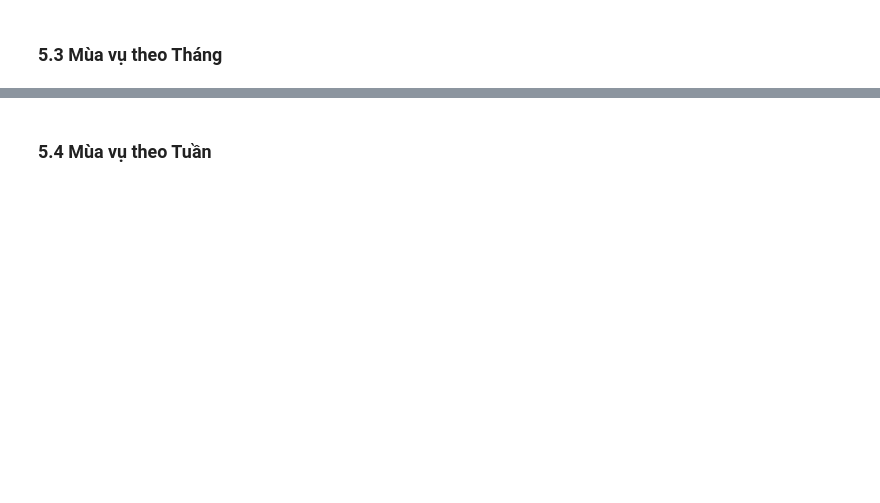
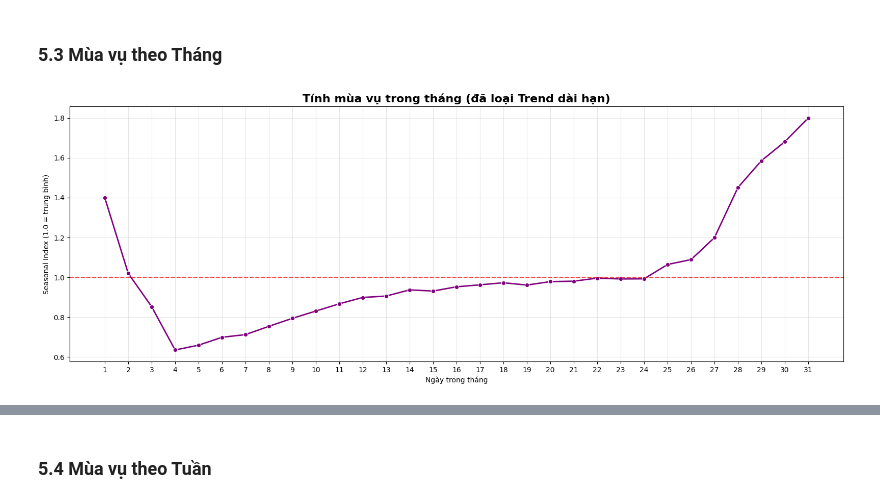
Before and after one commit to anhthu0910/vimchanhxa-datathon, a Jupyter notebook: notebooks/03_EDA_DEMO.ipynb, the cells around one changed output, grey strips where cells are left out. Cells and saved outputs as stored; diff of their text form; code cells hidden in the pictures; blank space fills up the shorter version.

```diff
--- a/notebooks/03_EDA_DEMO.ipynb
+++ b/notebooks/03_EDA_DEMO.ipynb
@@ -231,2 +323,84 @@ Sau khi xử lý được tính chu kỳ của doanh nghiệp, chúng tôi sẽ
 # %% [markdown]
 ### 5.3 Mùa vụ theo Tháng
+# %%
+import pandas as pd
+import numpy as np
+import matplotlib.pyplot as plt
+import seaborn as sns
+from scipy import stats
+
+# ==================================================
+# KIỂM TRA TÍNH MÙA VỤ TRONG THÁNG (INTRA-MONTH)
+# Phiên bản nâng cấp chuẩn EDA / Forecasting
+# ==================================================
+
+# Copy dữ liệu để tránh sửa gốc
+df = df_sales.copy()
+
+# --------------------------------------------------
+# 1. Chuẩn hóa dữ liệu
+# --------------------------------------------------
+df['date'] = pd.to_datetime(df['date'])
+df = df.sort_values('date').reset_index(drop=True)
+
+# Tạo cột ngày trong tháng
+df['day_of_month'] = df['date'].dt.day
+
+# --------------------------------------------------
+# 2. Xử lý trend dài hạn (Detrend)
+# Rolling mean 30 ngày
+# --------------------------------------------------
+df['trend_30'] = df['revenue'].rolling(
+    window=30,
+    min_periods=7,
+).mean()
+
+# Revenue đã loại trend
+df['adj_revenue'] = df['revenue'] / df['trend_30']
+
+# Xóa NA đầu chuỗi
+df = df.dropna(subset=['adj_revenue'])
+
+# --------------------------------------------------
+# 3. Tính thống kê theo ngày trong tháng
+# --------------------------------------------------
+daily_stats = df.groupby('day_of_month').agg(
+    mean_adj=('adj_revenue', 'mean'),
+    median_adj=('adj_revenue', 'median'),
+    std_adj=('adj_revenue', 'std'),
+    n_obs=('adj_revenue', 'count')
+).reset_index()
+
+# Seasonal index (% so với trung bình = 1.0)
+daily_stats['seasonal_pct'] = (daily_stats['mean_adj'] - 1) * 100
+
+# --------------------------------------------------
+# 4. VISUALIZATION #1 - Line Plot
+# --------------------------------------------------
+plt.figure(figsize=(16,6))
+
+sns.lineplot(
+    data=daily_stats,
+    x='day_of_month',
+    y='mean_adj',
+    marker='o',
+    linewidth=2,
+    color='purple'
+)
+
+plt.axhline(1.0, linestyle='--', color='red', alpha=0.7)
+
+plt.title(
+    'Tính mùa vụ trong tháng (đã loại Trend dài hạn)',
+    fontsize=16,
+    fontweight='bold'
+)
+
+plt.xlabel('Ngày trong tháng')
+plt.ylabel('Seasonal Index (1.0 = trung bình)')
+plt.xticks(range(1, 32))
+plt.grid(alpha=0.3)
+plt.tight_layout()
+plt.show()
+# %% [output]
+[figure, added]
```
Also changed, not shown: parts of 19 cells of this notebook.
